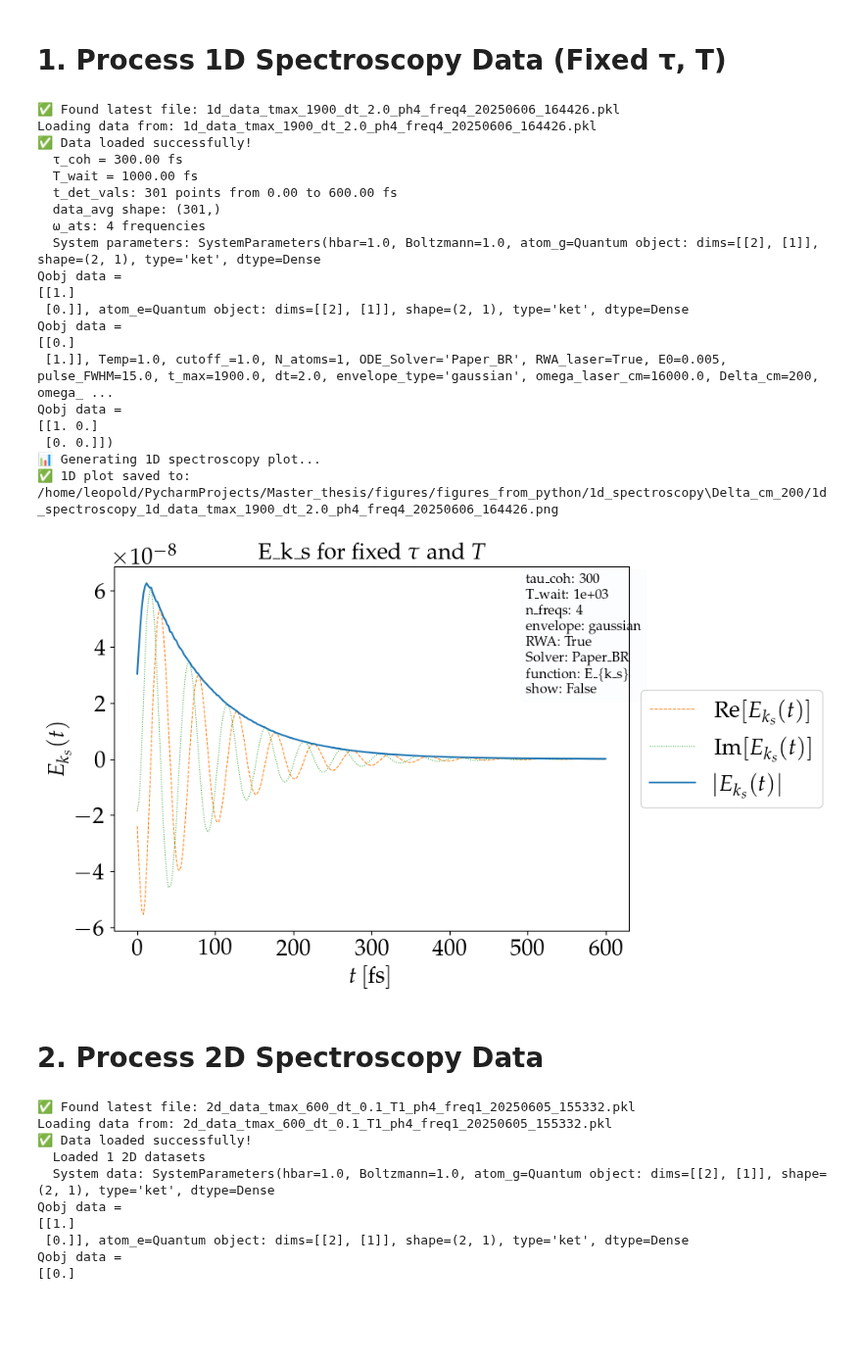
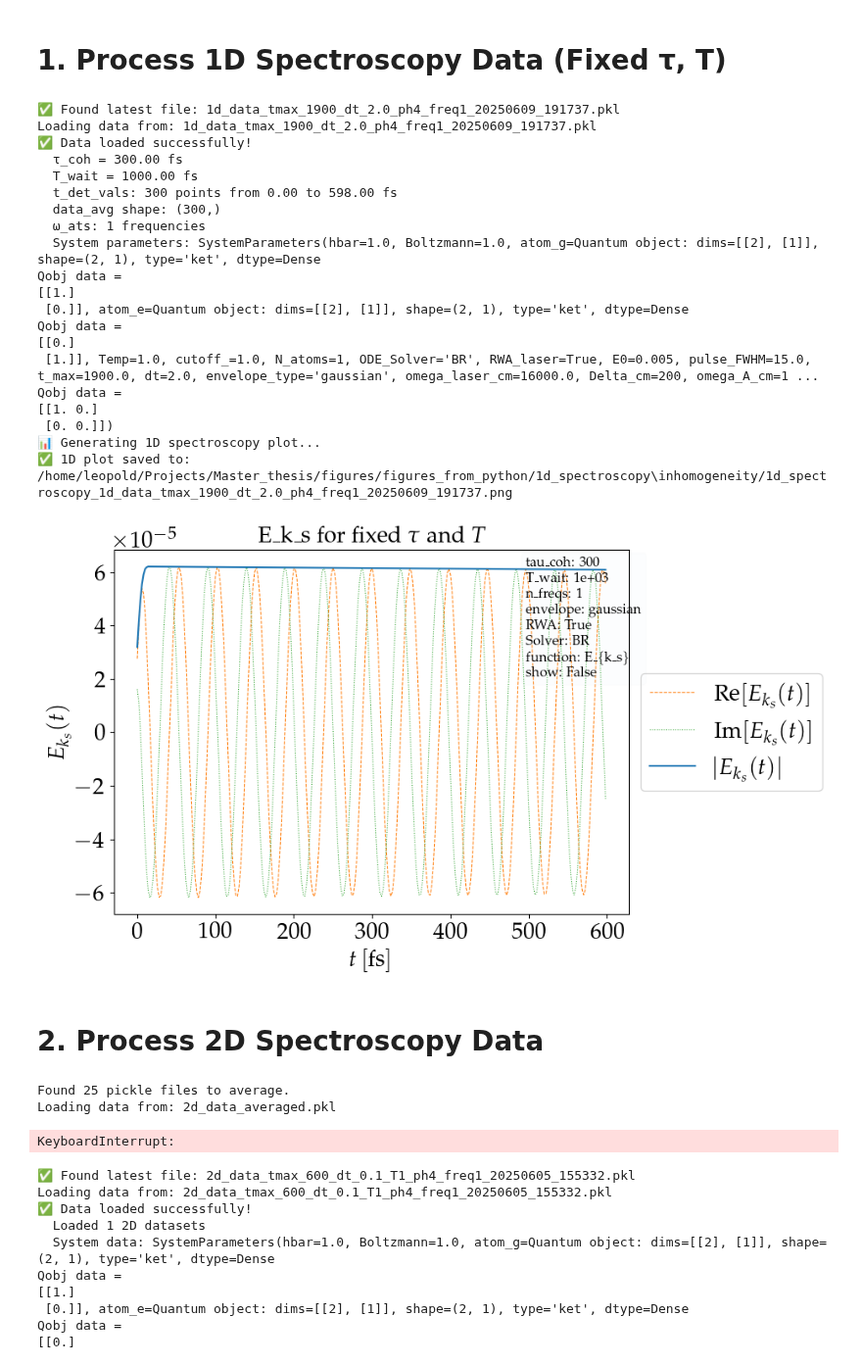
Before and after one commit to LBPhysics/2025_master_thesis_leopold_bodamer, a Jupyter notebook: code/python/notebooks/replicate_paper.ipynb, the cells around one changed output. Shown at 98% size. Saved outputs shown, nothing was run; the diff lists cells and outputs as text; code cells hidden in the pictures; blank space fills up the shorter version.

```diff
--- a/code/python/notebooks/replicate_paper.ipynb
+++ b/code/python/notebooks/replicate_paper.ipynb
@@ -312,7 +294,7 @@ KeyboardInterrupt:
 # Example usage:
 # Set data_dir to the directory containing pickle files to average
 # Use pathlib for path operations
-data_dir = DATA_DIR / "1d_spectroscopy" / "Delta_cm_200"
+data_dir = DATA_DIR / "1d_spectroscopy" / "inhomogeneity"
 averaged_data = average_data_1d(
     data_dir,
     file_pattern="1d_data_*.pkl",  # Optional: specify pattern to match specific files
@@ -356,7 +338,7 @@ Loading data from: 1d_data_tmax_1900_dt_2.0_ph4_freq10_20250606_164058.pkl
 # =============================
 
 ### Find and load 1D data
-file_path_1d = find_latest_file("1d_spectroscopy/Delta_cm_200", "1d_data_*.pkl")
+file_path_1d = find_latest_file("1d_spectroscopy/inhomogeneity", "1d_data_*.pkl")
 
 if file_path_1d is not None:
     loaded_data = load_pickle_file(file_path_1d)
@@ -379,7 +361,7 @@ if file_path_1d is not None:
         print(f"  System parameters: {system}")
 
         ### Prepare plotting arguments
-        output_dir = create_output_directory("1d_spectroscopy\Delta_cm_200")
+        output_dir = create_output_directory("1d_spectroscopy/inhomogeneity")
         kwargs = {
             'tau_coh': tau_coh,
             'T_wait': T_wait,
@@ -387,51 +369,69 @@ if file_path_1d is not None:
             'envelope': system.envelope_type,
             'RWA': system.RWA_laser,
             'Solver': system.ODE_Solver,
-            'function': "E_{k_s}", # ONLY IF THE DATA comes from "parallel_compute_1d_E_with_inhomogenity",
+            'function': "E_{k_s}", # ONLY IF THE DATA comes from "parallel_compute_1d_E_with_inhomogeneity",
             'show': False  # Don't show the plot yet, we'll save it first
         }
 
         ### Generate 1D plot
         print("📊 Generating 1D spectroscopy plot...")
         # Plot and get the figure object
         fig = Plot_fixed_tau_T(t_det_vals, data_avg, **kwargs)
 
         # Save the figure with a descriptive filename
         output_path = output_dir / f"1d_spectroscopy_{file_path_1d.stem}.png"
         fig.savefig(output_path, dpi=300, bbox_inches='tight')
-        print(f"✅ 1D plot saved to: {output_path}")a
+        print(f"✅ 1D plot saved to: {output_path}")
 
         # Now display the plot
         plt.show()
 
     else:
         print("❌ Failed to load 1D spectroscopy data.")
 else:
     print("   Please run the 1D spectroscopy calculation first to generate data.")
 # %% [output]
-✅ Found latest file: 1d_data_tmax_1900_dt_2.0_ph4_freq4_20250606_164426.pkl
-Loading data from: 1d_data_tmax_1900_dt_2.0_ph4_freq4_20250606_164426.pkl
+✅ Found latest file: 1d_data_tmax_1900_dt_2.0_ph4_freq1_20250609_191737.pkl
+Loading data from: 1d_data_tmax_1900_dt_2.0_ph4_freq1_20250609_191737.pkl
 ✅ Data loaded successfully!
   τ_coh = 300.00 fs
   T_wait = 1000.00 fs
-  t_det_vals: 301 points from 0.00 to 600.00 fs
-  data_avg shape: (301,)
-  ω_ats: 4 frequencies
+  t_det_vals: 300 points from 0.00 to 598.00 fs
+  data_avg shape: (300,)
+  ω_ats: 1 frequencies
   System parameters: SystemParameters(hbar=1.0, Boltzmann=1.0, atom_g=Quantum object: dims=[[2], [1]], shape=(2, 1), type='ket', dtype=Dense
 Qobj data =
 [[1.]
  [0.]], atom_e=Quantum object: dims=[[2], [1]], shape=(2, 1), type='ket', dtype=Dense
 Qobj data =
 [[0.]
- [1.]], Temp=1.0, cutoff_=1.0, N_atoms=1, ODE_Solver='Paper_BR', RWA_laser=True, E0=0.005, pulse_FWHM=15.0, t_max=1900.0, dt=2.0, envelope_type='gaussian', omega_laser_cm=16000.0, Delta_cm=200, omega_ ...
+ [1.]], Temp=1.0, cutoff_=1.0, N_atoms=1, ODE_Solver='BR', RWA_laser=True, E0=0.005, pulse_FWHM=15.0, t_max=1900.0, dt=2.0, envelope_type='gaussian', omega_laser_cm=16000.0, Delta_cm=200, omega_A_cm=1 ...
 Qobj data =
 [[1. 0.]
  [0. 0.]])
 📊 Generating 1D spectroscopy plot...
-✅ 1D plot saved to: /home/leopold/PycharmProjects/Master_thesis/figures/figures_from_python/1d_spectroscopy\Delta_cm_200/1d_spectroscopy_1d_data_tmax_1900_dt_2.0_ph4_freq4_20250606_164426.png
+✅ 1D plot saved to: /home/leopold/Projects/Master_thesis/figures/figures_from_python/1d_spectroscopy\inhomogeneity/1d_spectroscopy_1d_data_tmax_1900_dt_2.0_ph4_freq1_20250609_191737.png
-[figure, old version]
+[figure, new version]
 # %% [markdown]
 # 2. Process 2D Spectroscopy Data
+# %%
+# =============================
+# AVERAGE SIMULATION DATA FROM MULTIPLE PICKLE FILES
+# =============================
+
+# Example usage:
+# Set data_dir to the directory containing pickle files to average
+# Use pathlib for path operations
+data_dir = DATA_DIR / "2d_spectroscopy" / "new_echo_signal" / "900fs"
+averaged_data = average_data_2d(
+    data_dir,
+    file_pattern="2d_data_*.pkl",  # Optional: specify pattern to match specific files
+    output_filename="2d_data_averaged.pkl"
+)
+# %% [output]
+Found 25 pickle files to average.
+Loading data from: 2d_data_averaged.pkl
+KeyboardInterrupt:
 # %%
 # =============================
 # LOAD AND PLOT 2D SPECTROSCOPY DATA
```
Also changed, not shown: parts of 2 cells of this notebook, 2 other files.
